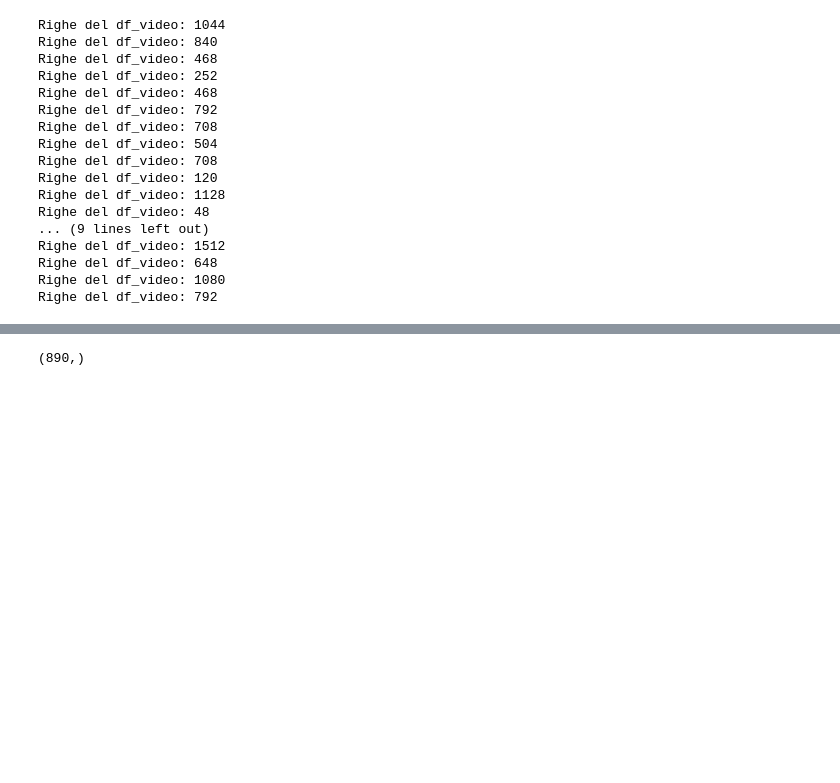
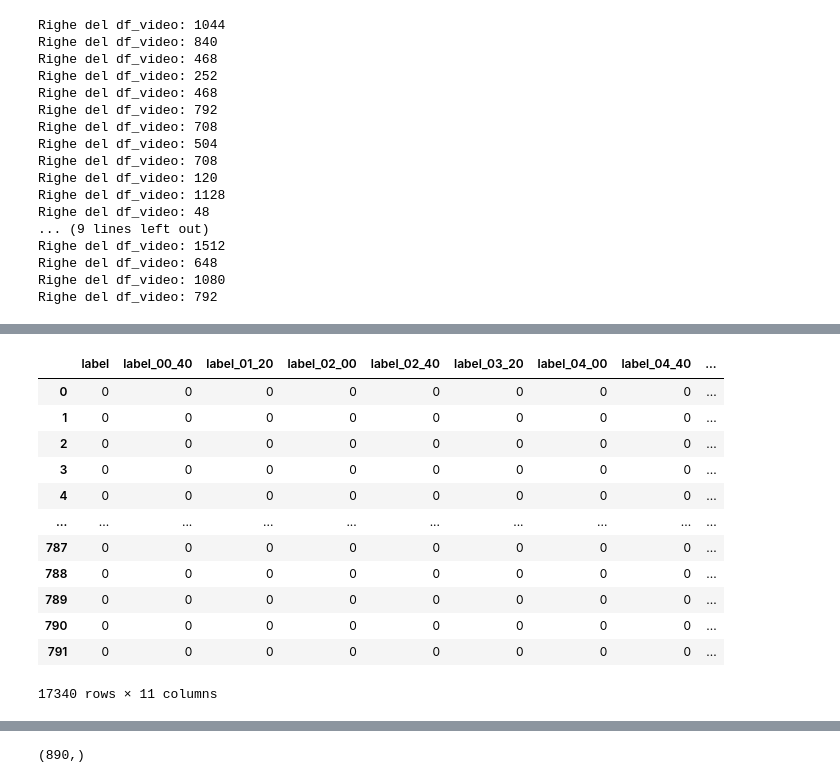
Before and after one commit to dandarm/VideoMAEv2, a Jupyter notebook: Model_stats.ipynb, the cells around one changed output, grey strips where cells are left out. Drawn from its saved outputs; the diff is of its cells as text; code cells hidden in the pictures; blank space fills up the shorter version.

```diff
--- a/Model_stats.ipynb
+++ b/Model_stats.ipynb
@@ -255,0 +270,16 @@ Righe del df_video: 792
+# %%
+df_videos_many_labels[label_cols[:-1]+['path']]
+# %% [output]
+|  | label | label_00_40 | label_01_20 | label_02_00 | label_02_40 | label_03_20 | label_04_00 | label_04_40 | ... |
+| 0 | 0 | 0 | 0 | 0 | 0 | 0 | 0 | 0 | ... |
+| 1 | 0 | 0 | 0 | 0 | 0 | 0 | 0 | 0 | ... |
+| 2 | 0 | 0 | 0 | 0 | 0 | 0 | 0 | 0 | ... |
+| 3 | 0 | 0 | 0 | 0 | 0 | 0 | 0 | 0 | ... |
+| 4 | 0 | 0 | 0 | 0 | 0 | 0 | 0 | 0 | ... |
+| ... | ... | ... | ... | ... | ... | ... | ... | ... | ... |
+| 787 | 0 | 0 | 0 | 0 | 0 | 0 | 0 | 0 | ... |
+| 788 | 0 | 0 | 0 | 0 | 0 | 0 | 0 | 0 | ... |
+| 789 | 0 | 0 | 0 | 0 | 0 | 0 | 0 | 0 | ... |
+| 790 | 0 | 0 | 0 | 0 | 0 | 0 | 0 | 0 | ... |
+| 791 | 0 | 0 | 0 | 0 | 0 | 0 | 0 | 0 | ... |
+17340 rows × 11 columns
```
Also changed, not shown: parts of 31 cells of this notebook, 2 other files.
